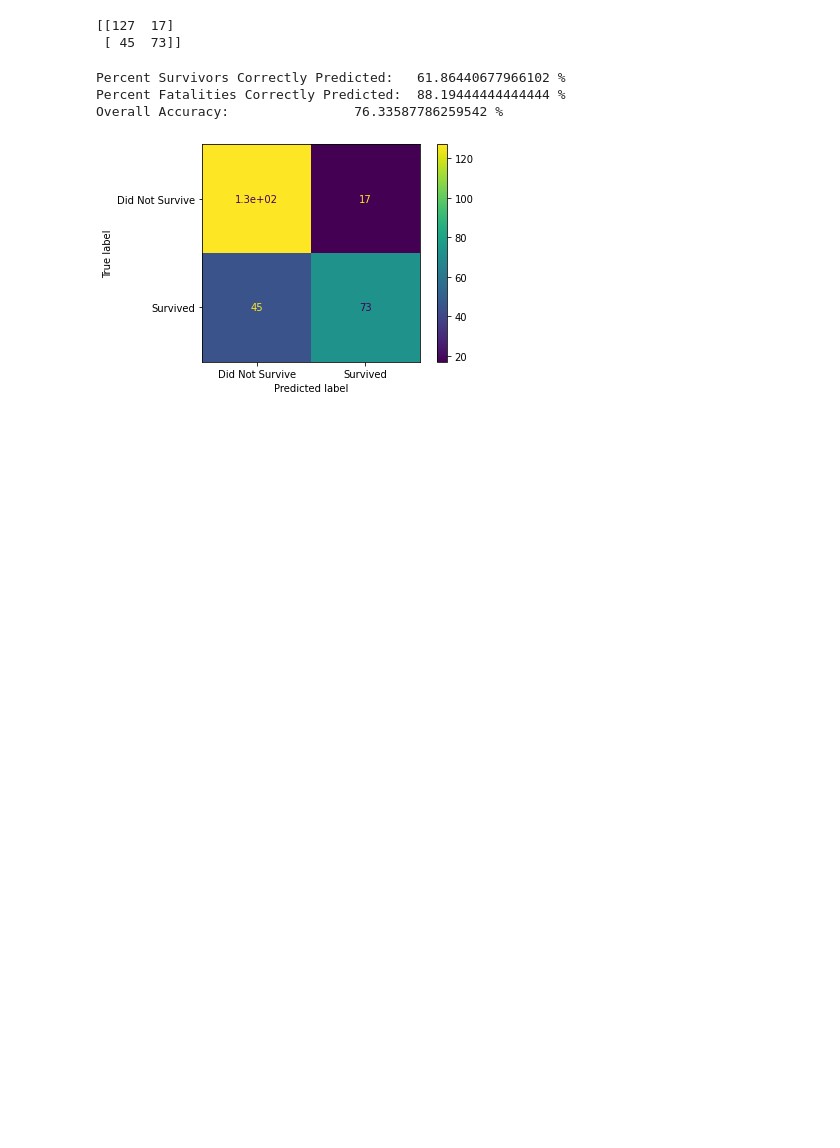
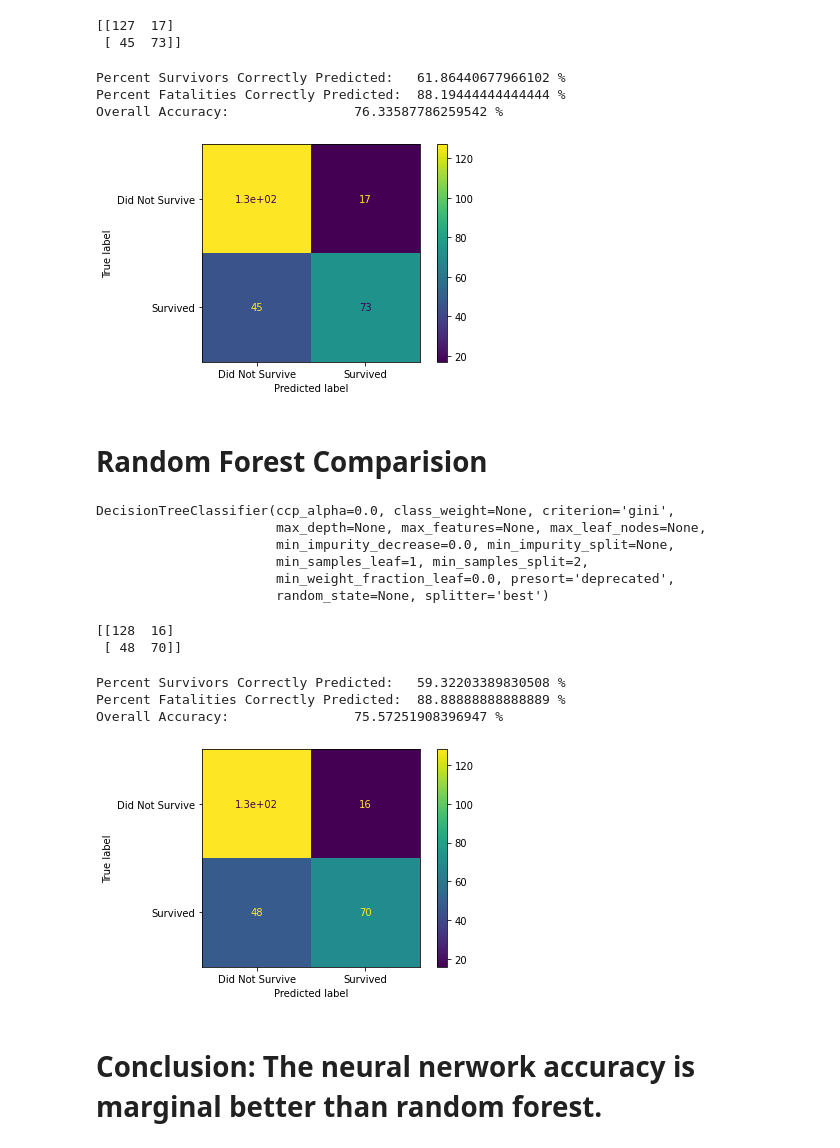
Before and after one commit to sahupra1357/CPE695AML, a Jupyter notebook: HW4/Pradeep_Sahu_HW4.ipynb, the cells around one changed output. Drawn from its saved outputs; the diff is of its cells as text; code cells hidden in the pictures; blank space fills up the shorter version.

```diff
--- a/HW4/Pradeep_Sahu_HW4.ipynb
+++ b/HW4/Pradeep_Sahu_HW4.ipynb
@@ -353,3 +353,43 @@ disp.plot()
 plt.show()
 # %% [output]
 [figure]
+# %% [markdown]
+# **Random Forest Comparision**
+# %%
+from sklearn.tree import DecisionTreeClassifier, export_graphviz
+from sklearn import tree
+
+dclf = tree.DecisionTreeClassifier()
+dclf.fit(X_train,y_train)
+# %% [output]
+DecisionTreeClassifier(ccp_alpha=0.0, class_weight=None, criterion='gini',
+                       max_depth=None, max_features=None, max_leaf_nodes=None,
+                       min_impurity_decrease=0.0, min_impurity_split=None,
+                       min_samples_leaf=1, min_samples_split=2,
+                       min_weight_fraction_leaf=0.0, presort='deprecated',
+                       random_state=None, splitter='best')
+# %%
+ypred = dclf.predict(X_test)
+# %%
+cm = confusion_matrix(y_test, ypred)
+print(cm)
+# %% [output]
+[[128  16]
+ [ 48  70]]
+# %%
+tn, fp, fn, tp = confusion_matrix(y_test, ypred).ravel()
+print('Percent Survivors Correctly Predicted:\t', 100*(tp / (tp + fn)), '%')
+print('Percent Fatalities Correctly Predicted:\t', 100*(tn / (tn + fp)), '%')
+print('Overall Accuracy:\t\t', 100*accuracy_score(ypred, y_test), '%\n')
+# %% [output]
+Percent Survivors Correctly Predicted:   59.32203389830508 %
+Percent Fatalities Correctly Predicted:  88.88888888888889 %
+Overall Accuracy:                75.57251908396947 %
+# %%
+disp = ConfusionMatrixDisplay(confusion_matrix=cm,display_labels=['Did Not Survive', 'Survived'])
+disp.plot()
+plt.show()
+# %% [output]
+[figure, added]
+# %% [markdown]
+# **Conclusion:** The neural nerwork accuracy is marginal better than random forest.
```
